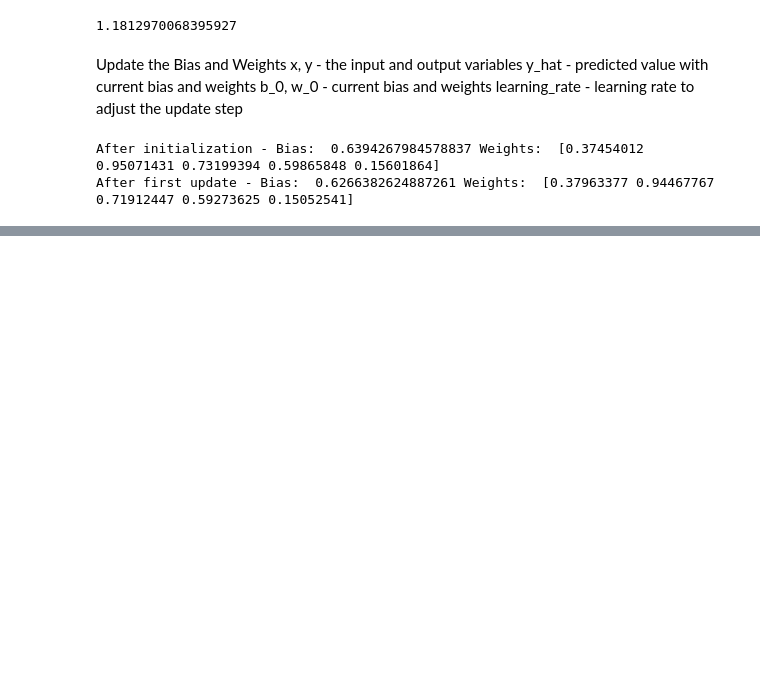
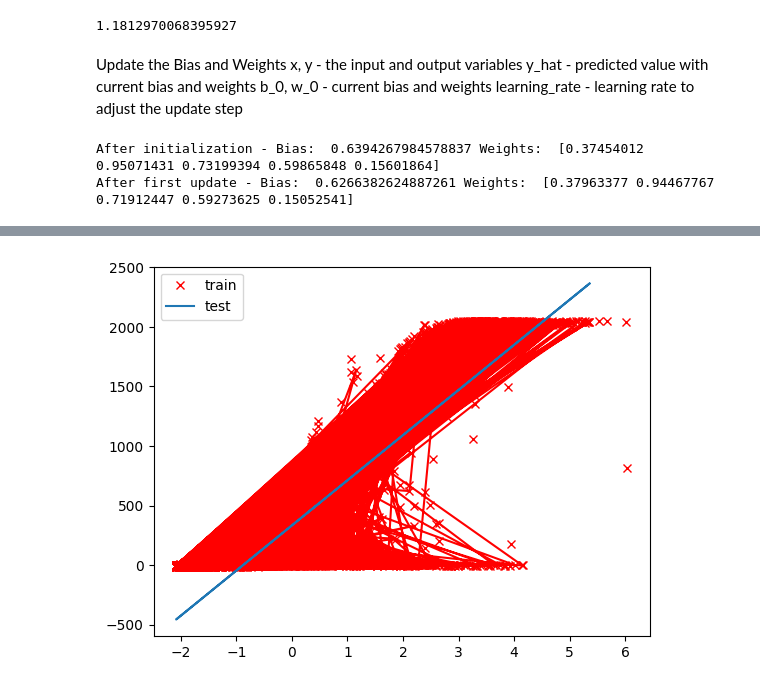
Before and after one commit to madhumitafilos/Collab, a Jupyter notebook: Madhumita_LinearRegression_Intermediate_v2.ipynb, the cells around one changed output, grey strips where cells are left out. Saved outputs shown, nothing was run; the diff lists cells and outputs as text; code cells hidden in the pictures; blank space fills up the shorter version.

```diff
--- a/Madhumita_LinearRegression_Intermediate_v2.ipynb
+++ b/Madhumita_LinearRegression_Intermediate_v2.ipynb
@@ -487,0 +553,10 @@ After first update - Bias:  0.6266382624887261 Weights:  [0.37963377 0.94467767
+# %%
+# Plot performance.
+plt.figure()
+plt.plot(Xn, y, 'rx',label='train')  # Plot training data.
+plt.plot(Xtn, test_y, 'r')  # Plot target function.
+plt.plot(Xtn, predictions,label='test')  # Plot learnt function.
+plt.legend()
+plt.show()
+# %% [output]
+[figure, added]
```
Also changed, not shown: parts of 11 cells of this notebook.
